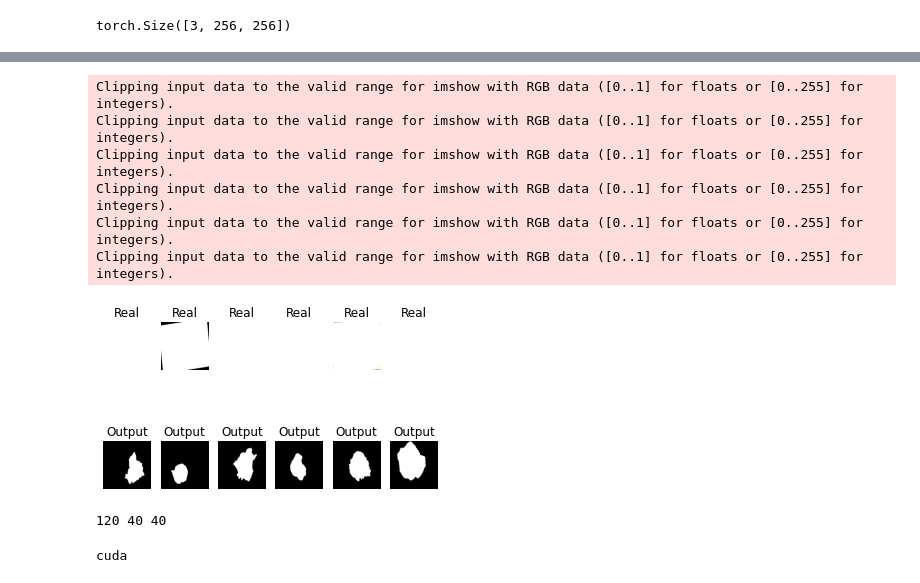
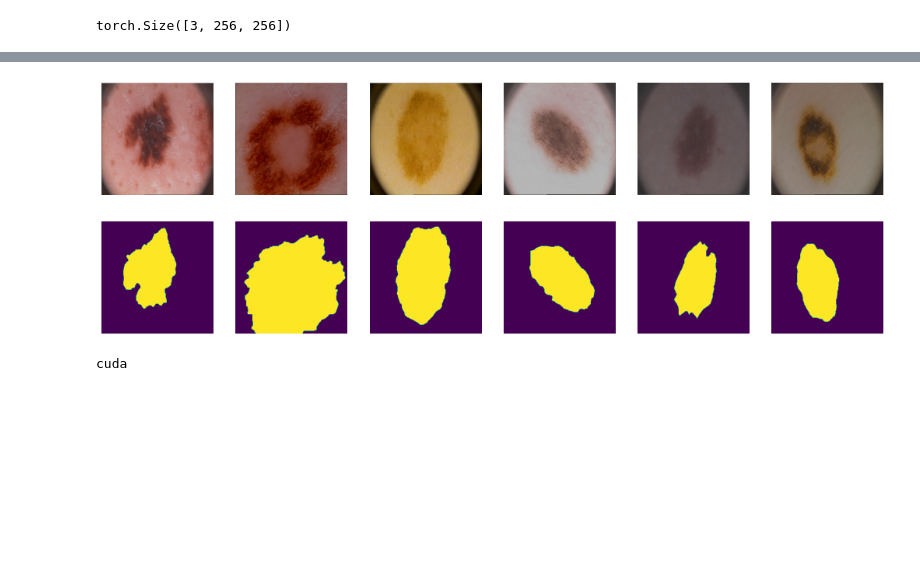
Before and after one commit to SamandarYokubov/CancelCancer, a Jupyter notebook: CancelCancer.ipynb, the cells around one changed output, grey strips where cells are left out. Drawn from its saved outputs; the diff is of its cells as text; code cells hidden in the pictures; blank space fills up the shorter version.

```diff
--- a/CancelCancer.ipynb
+++ b/CancelCancer.ipynb
@@ -164,25 +175,16 @@ train_dataset[0][1].shape
 # %%
 import matplotlib.pyplot as plt
 from IPython.display import clear_output
 
 
-clear_output(wait=True)
-for k in range(6):
-    plt.subplot(2, 6, k+1)
-    plt.imshow(np.rollaxis(train_dataset[k][0].numpy(), 0, 3), cmap='gray')
-    plt.title('Real')
-    plt.axis('off')
-    plt.subplot(2, 6, k+7)
-    plt.imshow(train_dataset[k][1], cmap='gray')
-    plt.title('Output')
-    plt.axis('off')
-#plt.suptitle('%d / %d - val_loss: %f   best_score: %f' % (epoch+1, epochs, val_loss, best_val_score))
-plt.show()
+plt.figure(figsize=(18, 6))
+for i in range(6):
+    plt.subplot(2, 6, i+1)
+    plt.axis("off")
+    plt.imshow(np.rollaxis(train_dataset[i][0].numpy(), 0,3).astype('uint8'))
+    plt.subplot(2, 6, i+7)
+    plt.axis("off")
+    plt.imshow(train_dataset[i][1].squeeze().numpy())
+plt.show();
 # %% [output]
-Clipping input data to the valid range for imshow with RGB data ([0..1] for floats or [0..255] for integers).
-Clipping input data to the valid range for imshow with RGB data ([0..1] for floats or [0..255] for integers).
-Clipping input data to the valid range for imshow with RGB data ([0..1] for floats or [0..255] for integers).
-Clipping input data to the valid range for imshow with RGB data ([0..1] for floats or [0..255] for integers).
-Clipping input data to the valid range for imshow with RGB data ([0..1] for floats or [0..255] for integers).
-Clipping input data to the valid range for imshow with RGB data ([0..1] for floats or [0..255] for integers).
-[figure, old version]
+[figure, new version]
@@ -192,7 +191,3 @@ tr, val, ts = np.split(ix, [120, 160]) # разделим наши 200 карт
-# %%
-print(len(tr), len(val), len(ts))
-# %% [output]
-120 40 40
 # %%
 from torch.utils.data import DataLoader
 batch_size = 20
```
Also changed, not shown: parts of 16 cells of this notebook.
